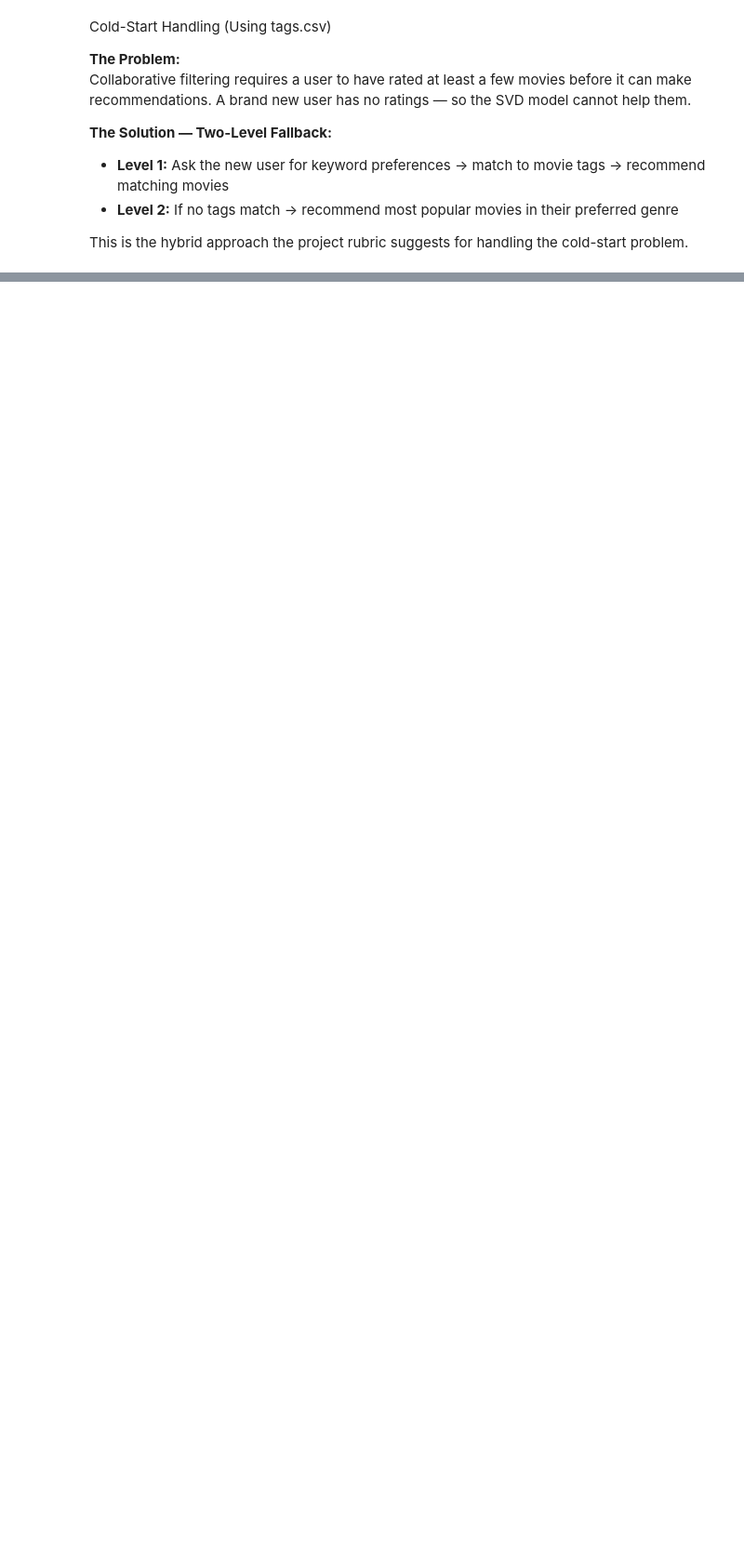
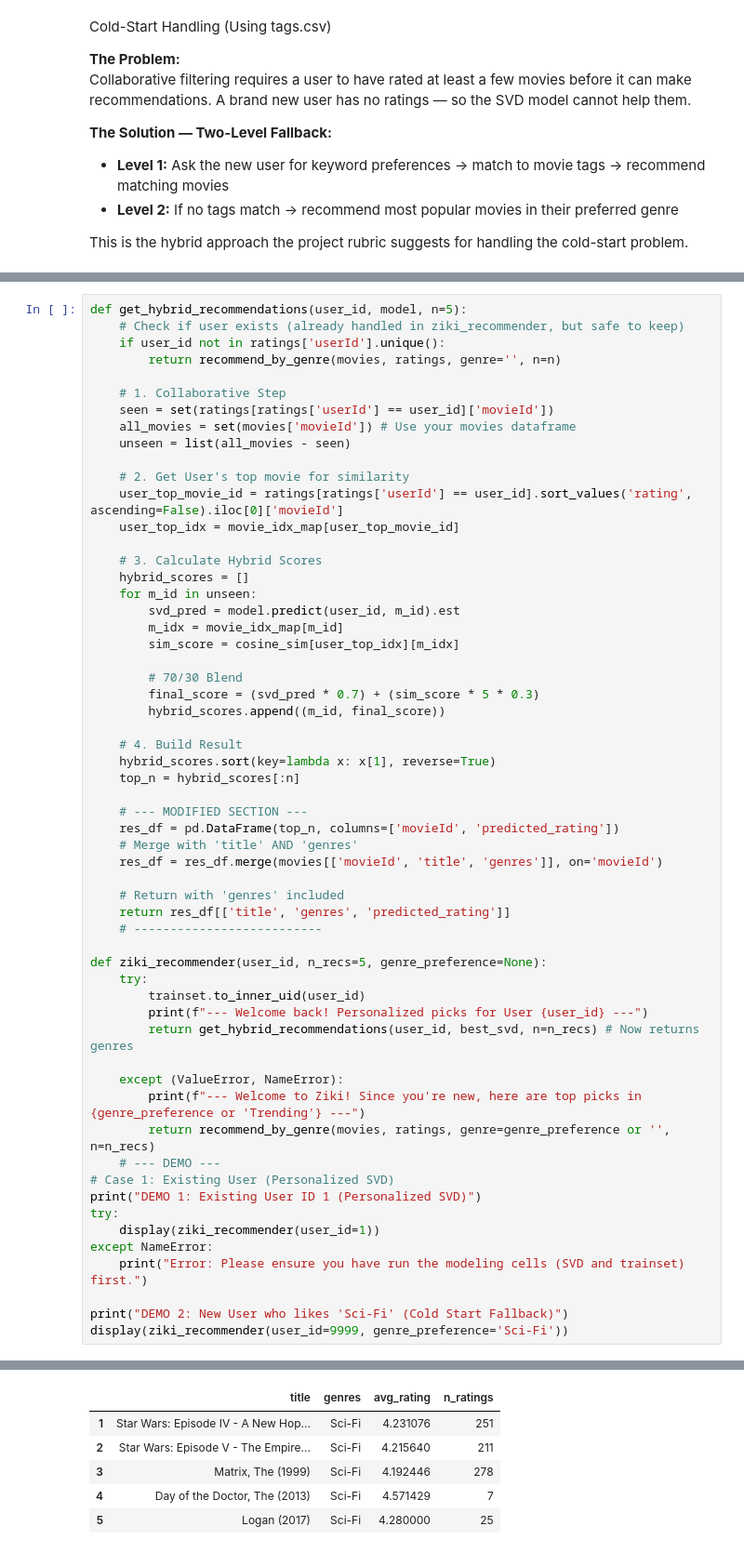
Before and after one commit to angelawachira-eng/GROUP_2-MOVIE_RECOMMENDATION_SYSTEM, a Jupyter notebook: Notebook/Recommendation_System_Project.ipynb, the cells around one changed output, grey strips where cells are left out. Shown at 93% size. Drawn from its saved outputs; the diff is of its cells as text; blank space fills up the shorter version.

```diff
--- a/Notebook/Recommendation_System_Project.ipynb
+++ b/Notebook/Recommendation_System_Project.ipynb
@@ -1020,0 +1109,59 @@ The tuned SVD model meets both success targets (RMSE < 0.90, MAE < 0.70).
+# %%
+def get_hybrid_recommendations(user_id, model, n=5):
+    # Check if user exists (already handled in ziki_recommender, but safe to keep)
+    if user_id not in ratings['userId'].unique():
+        return recommend_by_genre(movies, ratings, genre='', n=n)
+
+    # 1. Collaborative Step
+    seen = set(ratings[ratings['userId'] == user_id]['movieId'])
+    all_movies = set(movies['movieId']) # Use your movies dataframe
+    unseen = list(all_movies - seen)
+
+    # 2. Get User's top movie for similarity
+    user_top_movie_id = ratings[ratings['userId'] == user_id].sort_values('rating', ascending=False).iloc[0]['movieId']
+    user_top_idx = movie_idx_map[user_top_movie_id]
+
+    # 3. Calculate Hybrid Scores
+    hybrid_scores = []
+    for m_id in unseen:
+        svd_pred = model.predict(user_id, m_id).est
+        m_idx = movie_idx_map[m_id]
+        sim_score = cosine_sim[user_top_idx][m_idx]
+
+        # 70/30 Blend
+        final_score = (svd_pred * 0.7) + (sim_score * 5 * 0.3)
+        hybrid_scores.append((m_id, final_score))
+
+    # 4. Build Result
+    hybrid_scores.sort(key=lambda x: x[1], reverse=True)
+    top_n = hybrid_scores[:n]
+
+    # --- MODIFIED SECTION ---
+    res_df = pd.DataFrame(top_n, columns=['movieId', 'predicted_rating'])
+    # Merge with 'title' AND 'genres'
+    res_df = res_df.merge(movies[['movieId', 'title', 'genres']], on='movieId')
+
+    # Return with 'genres' included
+    return res_df[['title', 'genres', 'predicted_rating']]
+    # --------------------------
+
+def ziki_recommender(user_id, n_recs=5, genre_preference=None):
+    try:
+        trainset.to_inner_uid(user_id)
+        print(f"--- Welcome back! Personalized picks for User {user_id} ---")
+        return get_hybrid_recommendations(user_id, best_svd, n=n_recs) # Now returns genres
+
+    except (ValueError, NameError):
+        print(f"--- Welcome to Ziki! Since you're new, here are top picks in {genre_preference or 'Trending'} ---")
+        return recommend_by_genre(movies, ratings, genre=genre_preference or '', n=n_recs)
+    # --- DEMO ---
+# Case 1: Existing User (Personalized SVD)
+print("DEMO 1: Existing User ID 1 (Personalized SVD)")
+try:
+    display(ziki_recommender(user_id=1))
+except NameError:
+    print("Error: Please ensure you have run the modeling cells (SVD and trainset) first.")
+
+print("DEMO 2: New User who likes 'Sci-Fi' (Cold Start Fallback)")
+display(ziki_recommender(user_id=9999, genre_preference='Sci-Fi'))
+# %% [output]
@@ -1020,0 +1178,6 @@ The tuned SVD model meets both success targets (RMSE < 0.90, MAE < 0.70).
+|  | title | genres | avg_rating | n_ratings |
+| 1 | Star Wars: Episode IV - A New Hop... | Sci-Fi | 4.231076 | 251 |
+| 2 | Star Wars: Episode V - The Empire... | Sci-Fi | 4.215640 | 211 |
+| 3 | Matrix, The (1999) | Sci-Fi | 4.192446 | 278 |
+| 4 | Day of the Doctor, The (2013) | Sci-Fi | 4.571429 | 7 |
+| 5 | Logan (2017) | Sci-Fi | 4.280000 | 25 |
```
Also changed, not shown: parts of 74 cells of this notebook, 1 other file.
